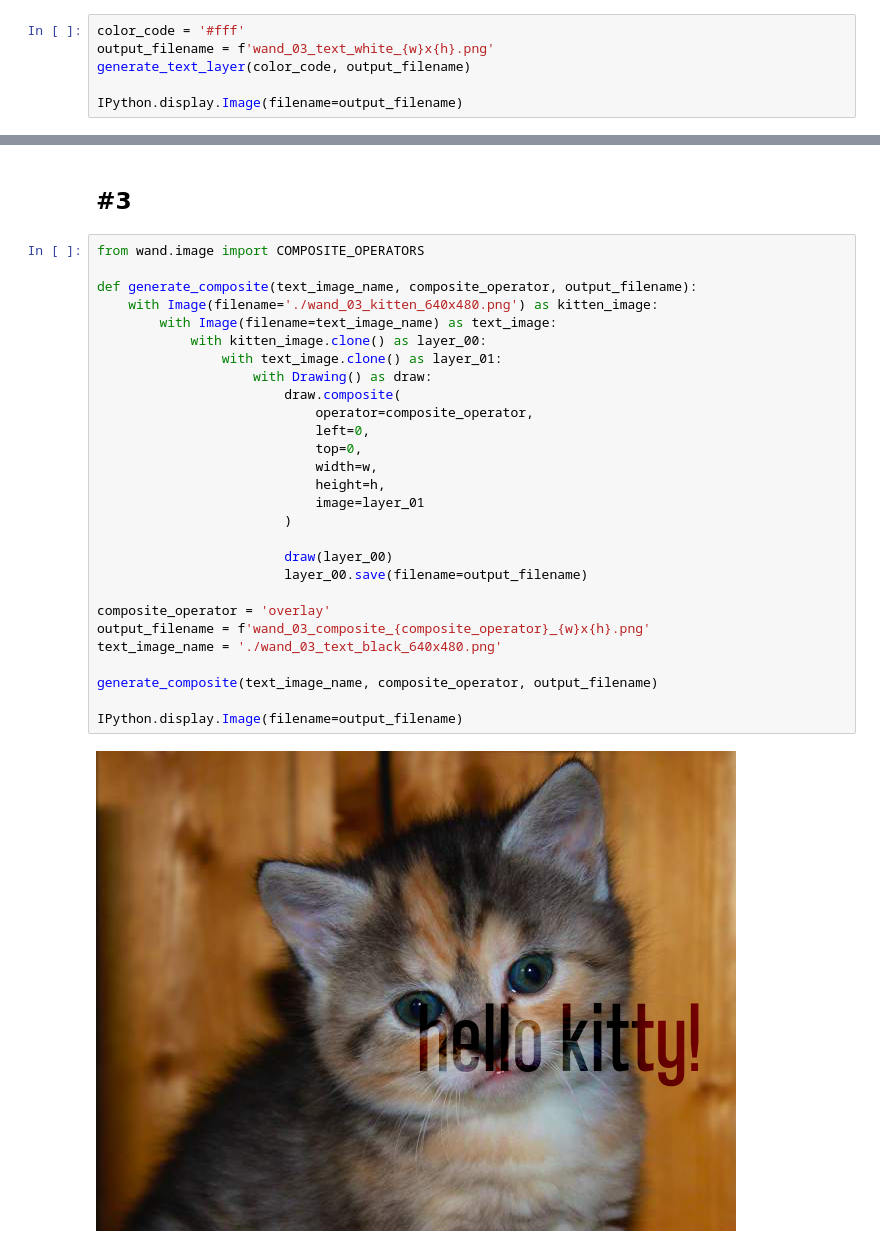
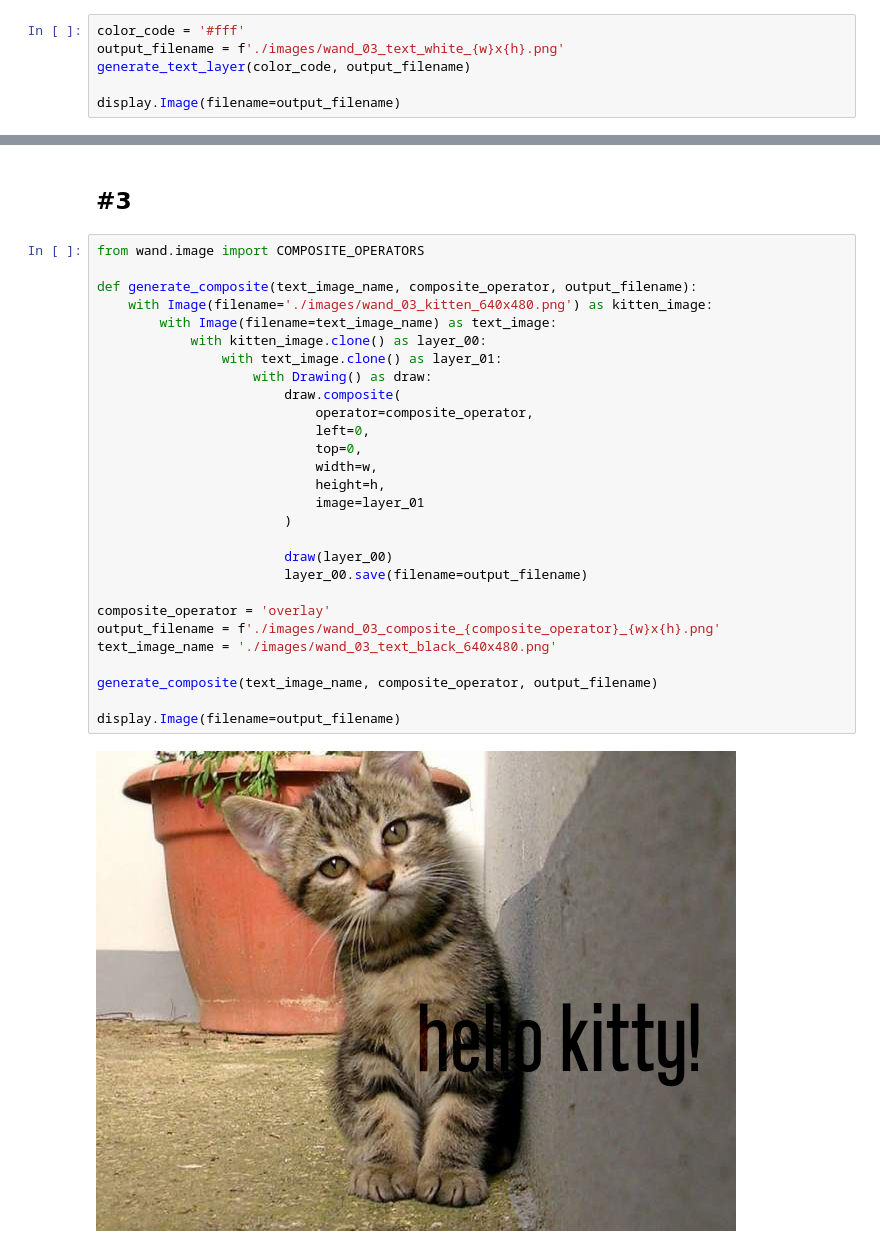
Before and after one commit to BryanWilhite/jupyter-central, a Jupyter notebook: wand/wand_03_drawing_composites.ipynb, the cells around one changed output, grey strips where cells are left out. Cells and saved outputs as stored; diff of their text form.

```diff
--- a/wand/wand_03_drawing_composites.ipynb
+++ b/wand/wand_03_drawing_composites.ipynb
@@ -64,10 +64,10 @@ IPython.display.Image(filename=output_filename)
 [figure]
 # %%
 color_code = '#fff'
-output_filename = f'wand_03_text_white_{w}x{h}.png'
+output_filename = f'./images/wand_03_text_white_{w}x{h}.png'
 generate_text_layer(color_code, output_filename)
 
-IPython.display.Image(filename=output_filename)
+display.Image(filename=output_filename)
 # %% [output]
 [figure]
 # %% [markdown]
@@ -75,32 +75,32 @@ IPython.display.Image(filename=output_filename)
 # %%
 from wand.image import COMPOSITE_OPERATORS
 
 def generate_composite(text_image_name, composite_operator, output_filename):
-    with Image(filename='./wand_03_kitten_640x480.png') as kitten_image:
+    with Image(filename='./images/wand_03_kitten_640x480.png') as kitten_image:
         with Image(filename=text_image_name) as text_image:
             with kitten_image.clone() as layer_00:
                 with text_image.clone() as layer_01:
                     with Drawing() as draw:
                         draw.composite(
                             operator=composite_operator,
                             left=0,
                             top=0,
                             width=w,
                             height=h,
                             image=layer_01
                         )
 
                         draw(layer_00)
                         layer_00.save(filename=output_filename)
 
 composite_operator = 'overlay'
-output_filename = f'wand_03_composite_{composite_operator}_{w}x{h}.png'
-text_image_name = './wand_03_text_black_640x480.png'
+output_filename = f'./images/wand_03_composite_{composite_operator}_{w}x{h}.png'
+text_image_name = './images/wand_03_text_black_640x480.png'
 
 generate_composite(text_image_name, composite_operator, output_filename)
 
-IPython.display.Image(filename=output_filename)
+display.Image(filename=output_filename)
 # %% [output]
-[figure, old version]
+[figure, new version]
 # %%
 composite_operator = 'screen'
```
Also changed, not shown: parts of 5 cells of this notebook, 32 other files.
